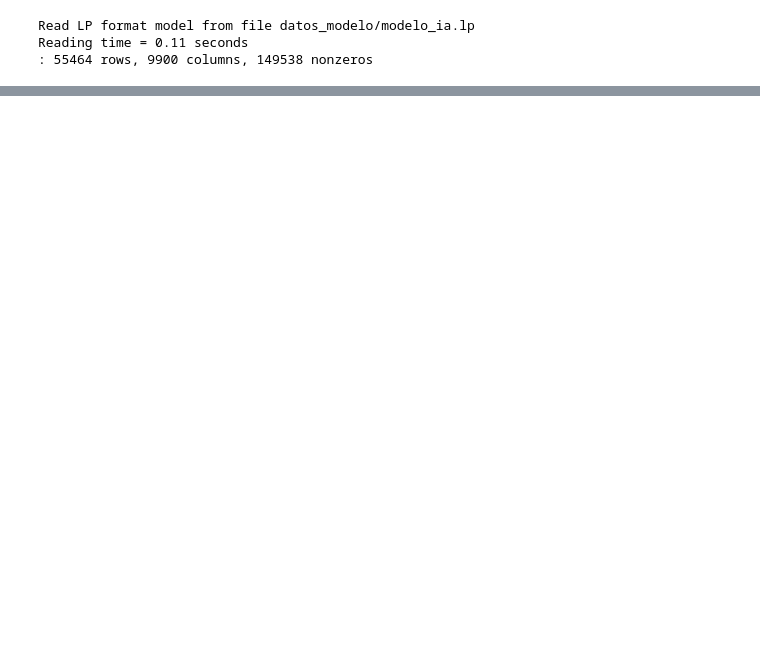
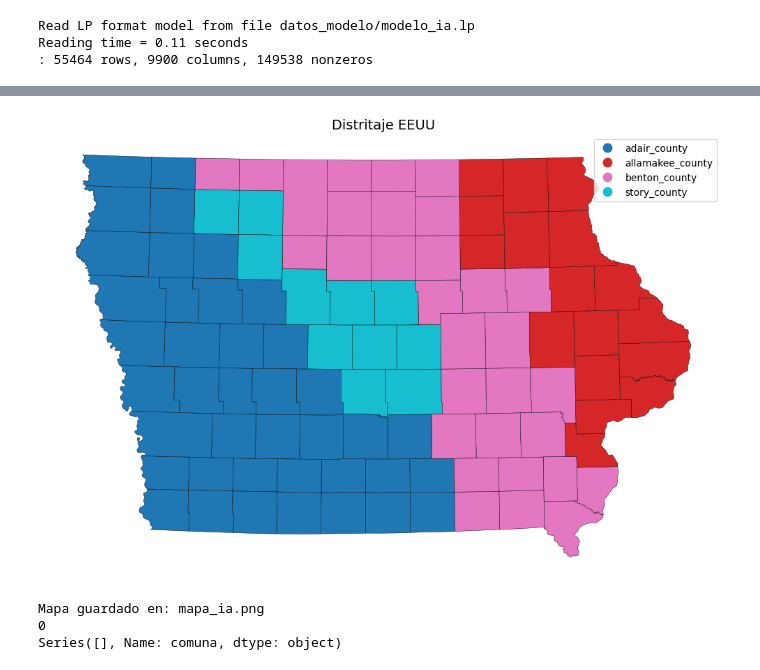
Before and after one commit to Andresdiazdcd/Tesis, a Jupyter notebook: Códigos/main_eeuu.ipynb, the cells around one changed output, grey strips where cells are left out. Drawn from its saved outputs; the diff is of its cells as text; code cells hidden in the pictures; blank space fills up the shorter version.

```diff
--- a/Códigos/main_eeuu.ipynb
+++ b/Códigos/main_eeuu.ipynb
@@ -153,0 +225,14 @@ Hay 88 comunas con peso positivo
+# %%
+gdf_plot = graficar_mapa_eeuu(
+    modelo_sin_limite_ia,
+    "DataEEUU/ia_paper/nodes.geojson",
+    "mapa_ia.png"
+)
+
+print(gdf_plot["centro"].isna().sum())
+print(gdf_plot.loc[gdf_plot["centro"].isna(), "comuna"].head(20))
+# %% [output]
+[figure, added]
+Mapa guardado en: mapa_ia.png
+0
+Series([], Name: comuna, dtype: object)
```
Also changed, not shown: parts of 10 cells of this notebook, 15 other files.
